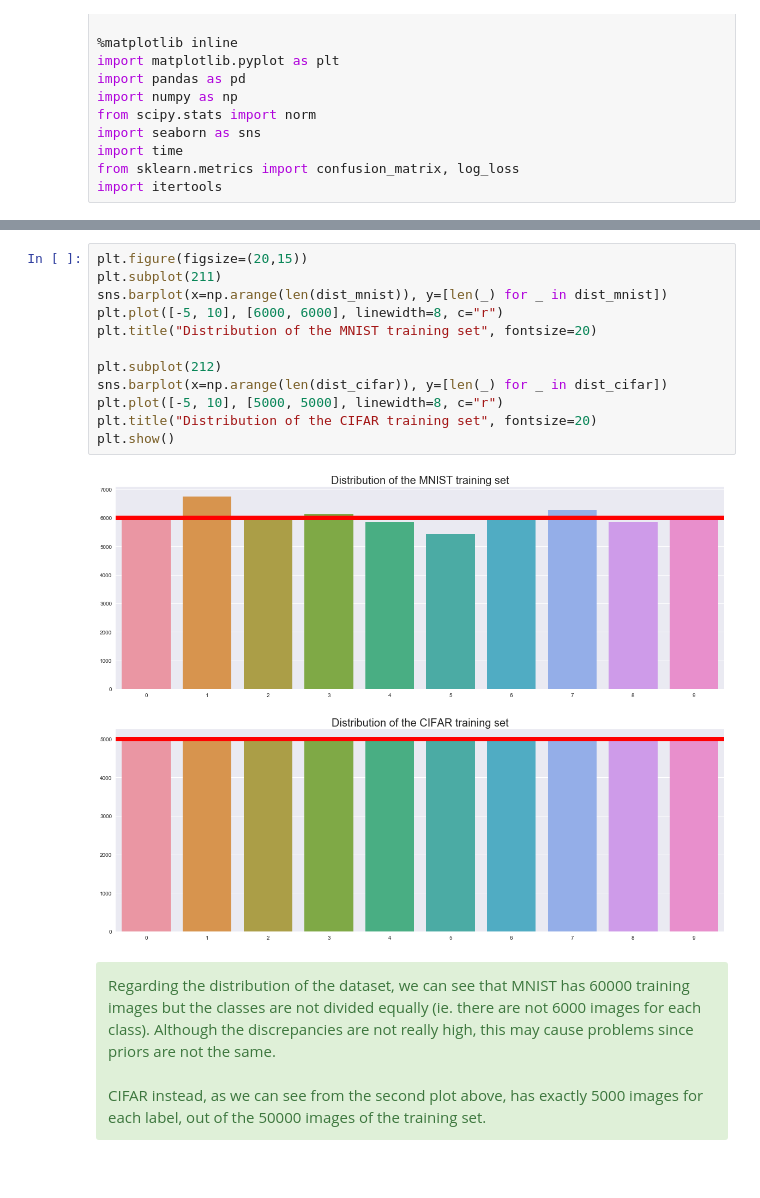
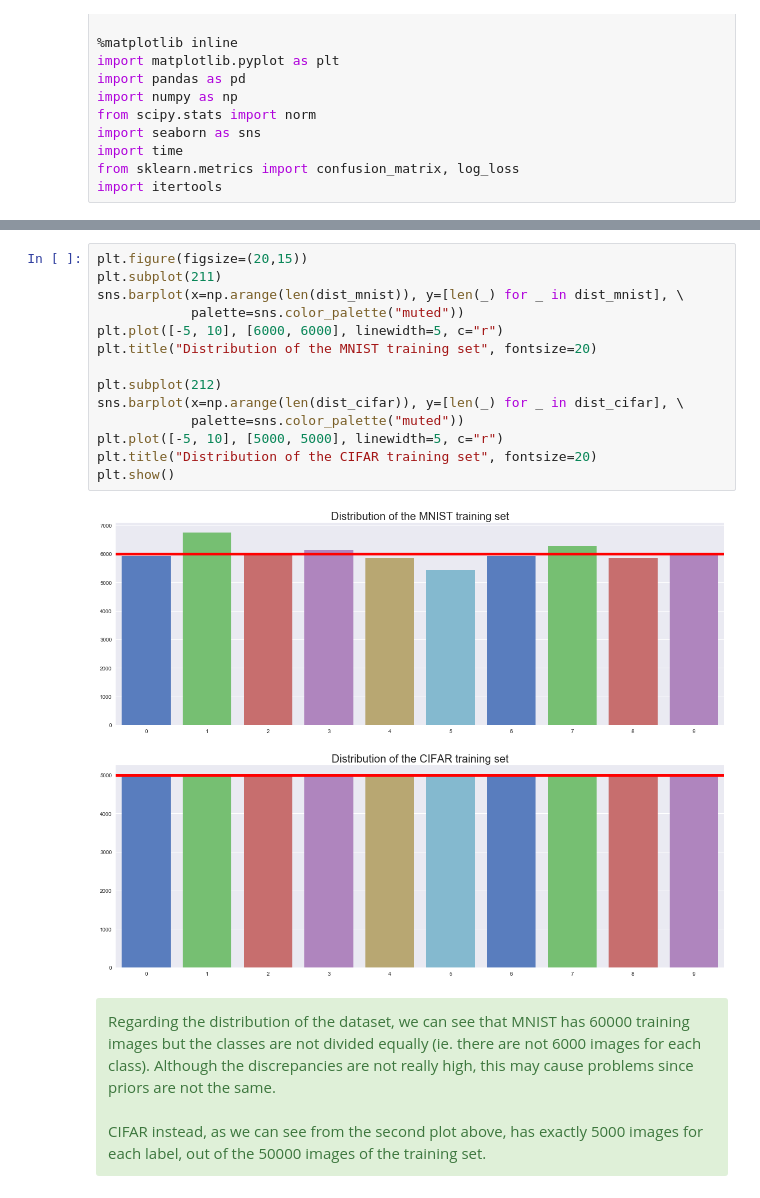
Before and after one commit to rdednl/ASI, a Jupyter notebook: ae/ae.ipynb, the cells around one changed output, grey strips where cells are left out. Cells and saved outputs as stored; diff of their text form.

```diff
--- a/ae/ae.ipynb
+++ b/ae/ae.ipynb
@@ -77,17 +75,19 @@ plt.show()
 # %%
 plt.figure(figsize=(20,15))
 plt.subplot(211)
-sns.barplot(x=np.arange(len(dist_mnist)), y=[len(_) for _ in dist_mnist])
-plt.plot([-5, 10], [6000, 6000], linewidth=8, c="r")
+sns.barplot(x=np.arange(len(dist_mnist)), y=[len(_) for _ in dist_mnist], \
+            palette=sns.color_palette("muted"))
+plt.plot([-5, 10], [6000, 6000], linewidth=5, c="r")
 plt.title("Distribution of the MNIST training set", fontsize=20)
 
 plt.subplot(212)
-sns.barplot(x=np.arange(len(dist_cifar)), y=[len(_) for _ in dist_cifar])
-plt.plot([-5, 10], [5000, 5000], linewidth=8, c="r")
+sns.barplot(x=np.arange(len(dist_cifar)), y=[len(_) for _ in dist_cifar], \
+            palette=sns.color_palette("muted"))
+plt.plot([-5, 10], [5000, 5000], linewidth=5, c="r")
 plt.title("Distribution of the CIFAR training set", fontsize=20)
 plt.show()
 # %% [output]
-[figure, old version]
+[figure, new version]
 # %% [markdown]
 <div class="alert alert-success">
 Regarding the distribution of the dataset, we can see that MNIST has 60000 training images but the classes are not divided equally (ie. there are not 6000 images for each class). Although the discrepancies are not really high, this may cause problems since priors are not the same.
```
Also changed, not shown: parts of 31 cells of this notebook.
